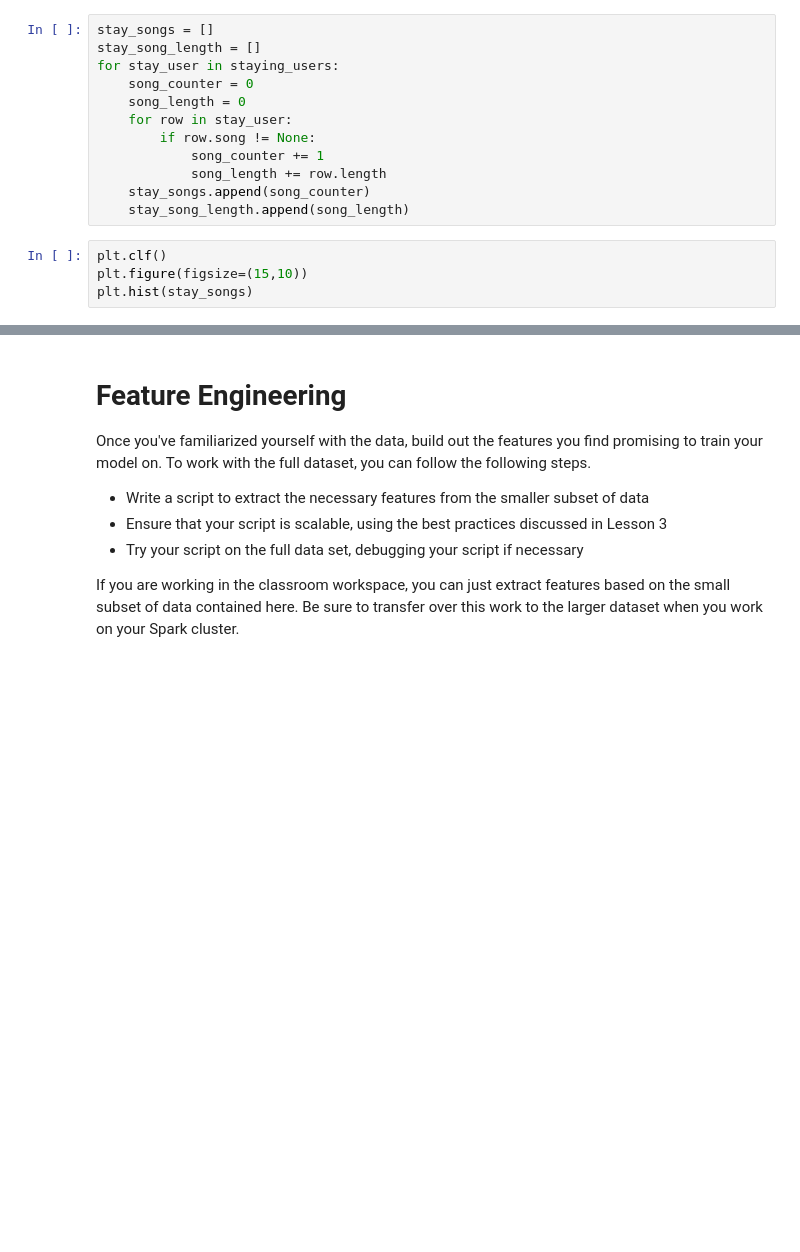
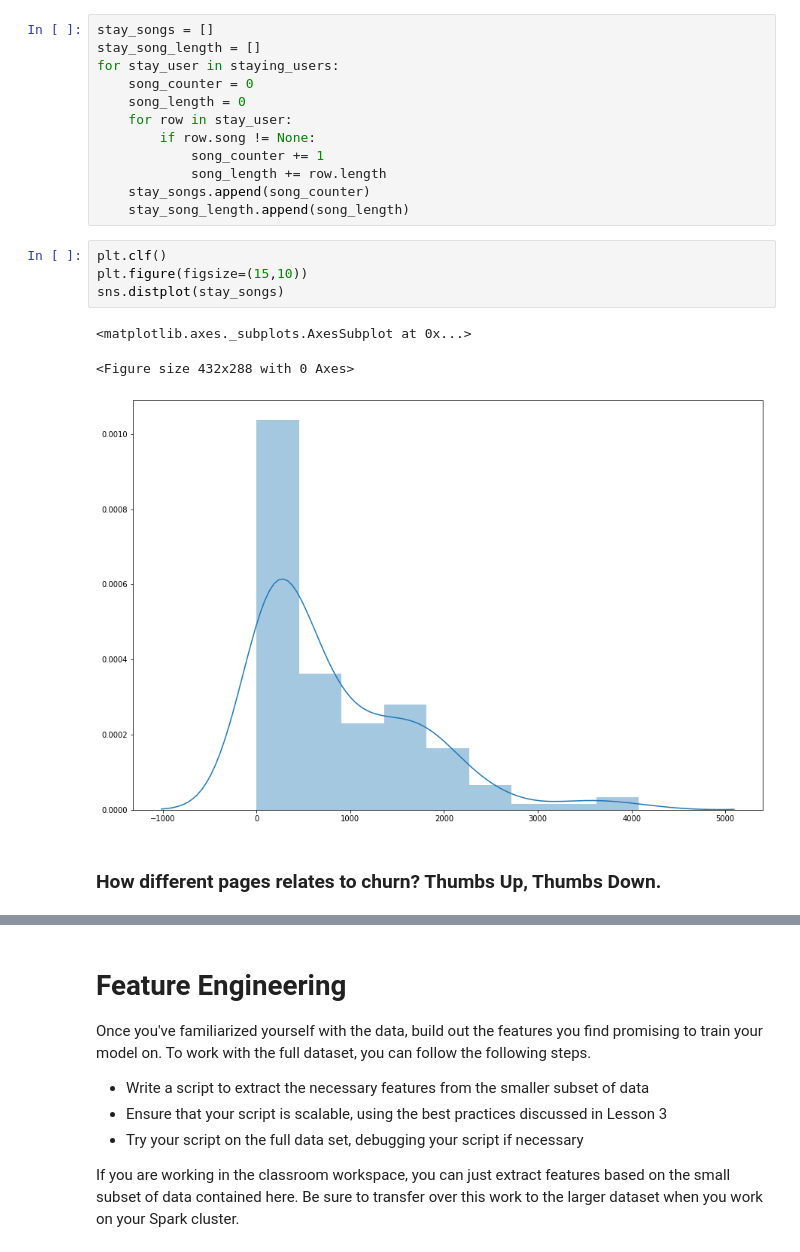
Before and after one commit to danpeczek/sparkify-capstone-project, a Jupyter notebook: Sparkify.ipynb, the cells around one changed output, grey strips where cells are left out. Drawn from its saved outputs; the diff is of its cells as text; blank space fills up the shorter version.

```diff
--- a/Sparkify.ipynb
+++ b/Sparkify.ipynb
@@ -267,4 +303,10 @@ for stay_user in staying_users:
 # %%
 plt.clf()
 plt.figure(figsize=(15,10))
-plt.hist(stay_songs)
+sns.distplot(stay_songs)
+# %% [output]
+<matplotlib.axes._subplots.AxesSubplot at 0x...>
+<Figure size 432x288 with 0 Axes>
+[figure, added]
+# %% [markdown]
+### How different pages relates to churn? Thumbs Up, Thumbs Down.
```
Also changed, not shown: parts of 17 cells of this notebook.
